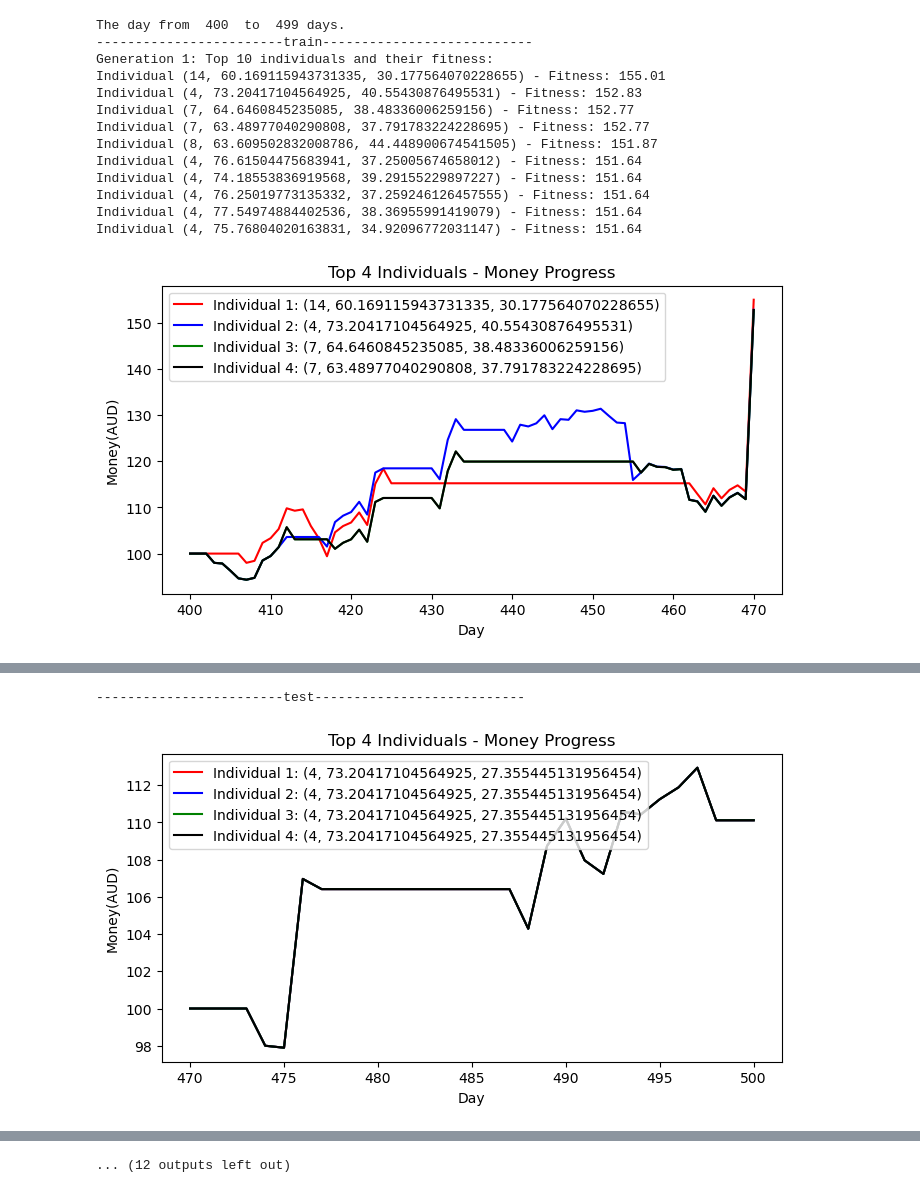
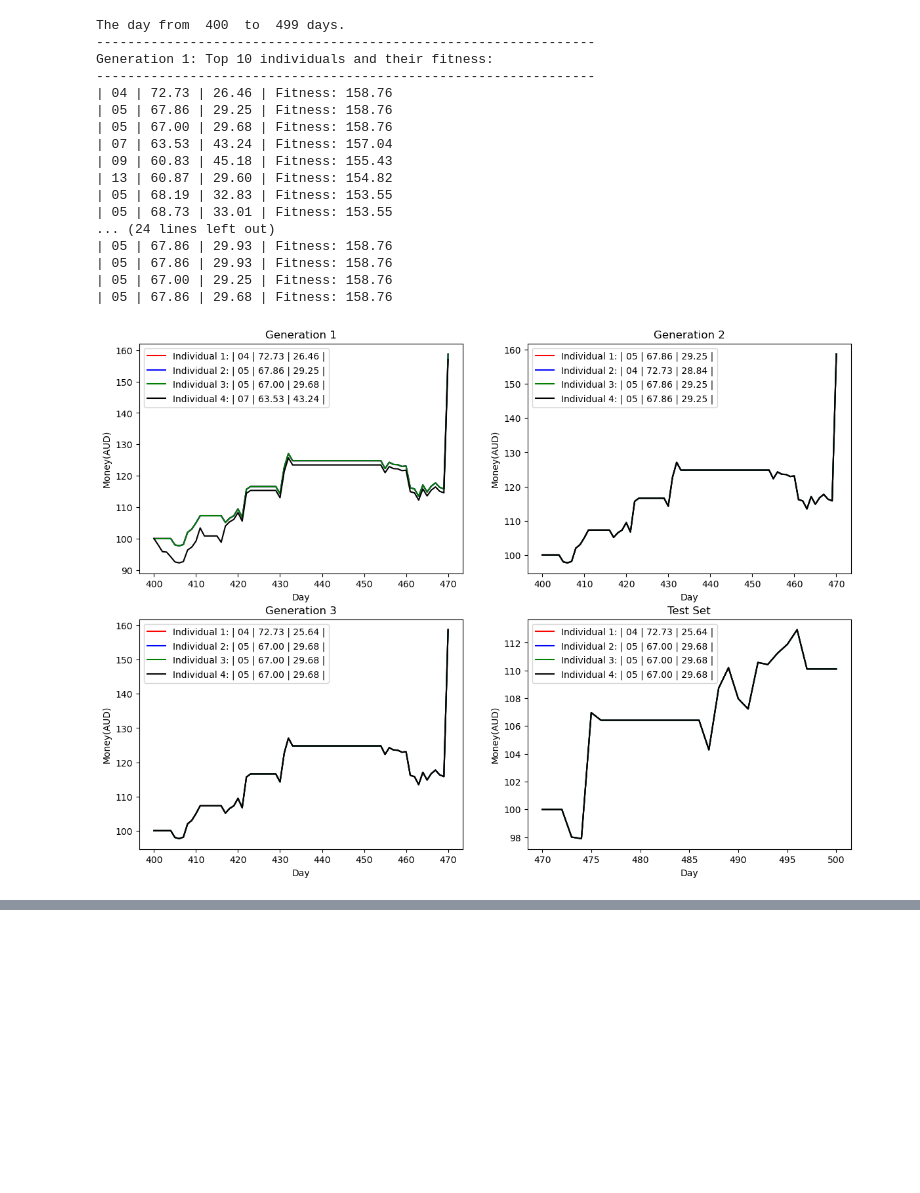
Before and after one commit to yuanyuan2000/btc_bot, a Jupyter notebook: GA_RSI-newest.ipynb, the cells around one changed output, grey strips where cells are left out. Drawn from its saved outputs; the diff is of its cells as text; code cells hidden in the pictures; blank space fills up the shorter version.

```diff
--- a/GA_RSI-newest.ipynb
+++ b/GA_RSI-newest.ipynb
@@ -21,3 +28,8 @@ HIGHEST_LOWTHRESHOLD = 50
 LOWEST_LOWTHRESHOLD = 15
 MUTATION_HIGH = 1.5
 MUTATION_LOW = 0.67
+
+#plotting hyperparams
+N_COLS = 2
+N_PLOTS = NUMBER_OF_GENERATION + 1
+N_ROWS = (N_PLOTS + N_COLS - 1) // N_COLS
@@ -121,21 +158,6 @@ def mutation(child):
             child[mutated_gene_index] = max(min(HIGHEST_LOWTHRESHOLD, child[mutated_gene_index]), LOWEST_LOWTHRESHOLD)
 
     return tuple(child)
-# %%
-def draw_top_individuals(top_individuals, start_time, end_time):
-    # plot the money progress of the top 4 individuals in last generation
-    color_list = ['r', 'b', 'g', 'k']
-    plt.figure(figsize=(8, 4))
-    for idx, (individual, fit) in enumerate(top_individuals[:4]):
-        days = range(start_time, end_time + 2)
-        money_progress = apply_strategy(df_data, individual, start_time, end_time)
-        plt.plot(days, money_progress, color=color_list[idx], label=f"Individual {idx + 1}: {individual}")
-    plt.legend(loc='upper left')
-    plt.title("Top 4 Individuals - Money Progress")
-    plt.xlabel("Day")
-    plt.ylabel("Money(AUD)")
-    # plt.savefig("figure/Top4IndividualsMoneyProgress.png")
-    plt.show()
 # %%
 def genetic_algorithm(data, start_time, end_time):
     # initialize the population
@@ -148,12 +170,15 @@ def genetic_algorithm(data, start_time, end_time):
         new_population = []
 
         # print the top 10 individuals and their fitness
+        print('-' * 64)
         print(f"Generation {generation + 1}: Top 10 individuals and their fitness:")
+        print('-' * 64)
         top_individuals = sorted(zip(population, fitness), key=lambda x: x[1], reverse=True)[:10]
         for individual, fit in top_individuals:
-            print(f"Individual {individual} - Fitness: {fit:.2f}")
+            window, hight, lowt = individual
+            print(f"| {window:02d} | {hight:03.2f} | {lowt:03.2f} | Fitness: {fit:.2f}")
 
-        draw_top_individuals(top_individuals, start_time, end_time)
+        draw_top_individuals(top_individuals, start_time, end_time, generation)
 
         # generate new population by crossover and mutation
         while len(new_population) < POPULATION_SIZE:
@@ -172,31 +195,41 @@ df_data = gd.grab_data()
 # %%
 for i in range(4, 7):
     train_start_time = i * 100
     train_end_time = i * 100 + 69
     test_start_time = train_end_time + 1
     test_end_time = i * 100 + 99
+
+    #subplot init
+    fig, axes = plt.subplots(nrows=N_ROWS, ncols=N_COLS, figsize=(14, 10))
+
     print('The day from ', train_start_time, ' to ', test_end_time, 'days.')
     #train
-    print('------------------------train---------------------------')
+    #print('------------------------train---------------------------')
     top_individuals = genetic_algorithm(df_data, train_start_time, train_end_time)
     # test
-    print('------------------------test---------------------------')
-    draw_top_individuals(top_individuals, test_start_time, test_end_time)
+    #print('------------------------test---------------------------')
+    draw_top_individuals(top_individuals, test_start_time, test_end_time, NUMBER_OF_GENERATION)
+    plt.savefig(f"figure/{train_start_time}to{test_end_time}")
+    plt.show()
     print()
     print()
     print()
 # %% [output]
 The day from  400  to  499 days.
-------------------------train---------------------------
+----------------------------------------------------------------
 Generation 1: Top 10 individuals and their fitness:
-Individual (14, 60.169115943731335, 30.177564070228655) - Fitness: 155.01
-Individual (4, 73.20417104564925, 40.55430876495531) - Fitness: 152.83
-Individual (7, 64.6460845235085, 38.48336006259156) - Fitness: 152.77
-Individual (7, 63.48977040290808, 37.791783224228695) - Fitness: 152.77
-Individual (8, 63.609502832008786, 44.448900674541505) - Fitness: 151.87
-Individual (4, 76.61504475683941, 37.25005674658012) - Fitness: 151.64
-Individual (4, 74.18553836919568, 39.29155229897227) - Fitness: 151.64
-Individual (4, 76.25019773135332, 37.259246126457555) - Fitness: 151.64
-Individual (4, 77.54974884402536, 38.36955991419079) - Fitness: 151.64
-Individual (4, 75.76804020163831, 34.92096772031147) - Fitness: 151.64
+----------------------------------------------------------------
+| 04 | 72.73 | 26.46 | Fitness: 158.76
+| 05 | 67.86 | 29.25 | Fitness: 158.76
+| 05 | 67.00 | 29.68 | Fitness: 158.76
+| 07 | 63.53 | 43.24 | Fitness: 157.04
+| 09 | 60.83 | 45.18 | Fitness: 155.43
+| 13 | 60.87 | 29.60 | Fitness: 154.82
+| 05 | 68.19 | 32.83 | Fitness: 153.55
+| 05 | 68.73 | 33.01 | Fitness: 153.55
+... (24 lines left out)
+| 05 | 67.86 | 29.93 | Fitness: 158.76
+| 05 | 67.86 | 29.93 | Fitness: 158.76
+| 05 | 67.00 | 29.25 | Fitness: 158.76
+| 05 | 67.86 | 29.68 | Fitness: 158.76
-[figure, old version]
+[figure, new version]
@@ -227,2 +271,0 @@ Individual (4, 73.20417104564925, 27.355445131956454) - Fitness: 158.96
-------------------------test---------------------------
-[figure, removed]
@@ -255 +271,0 @@ Individual (16, 64.44855848162311, 49.471911946667646) - Fitness: 164.52
-... (12 outputs left out)
```
Also changed, not shown: parts of 11 cells of this notebook, 3 other files.
